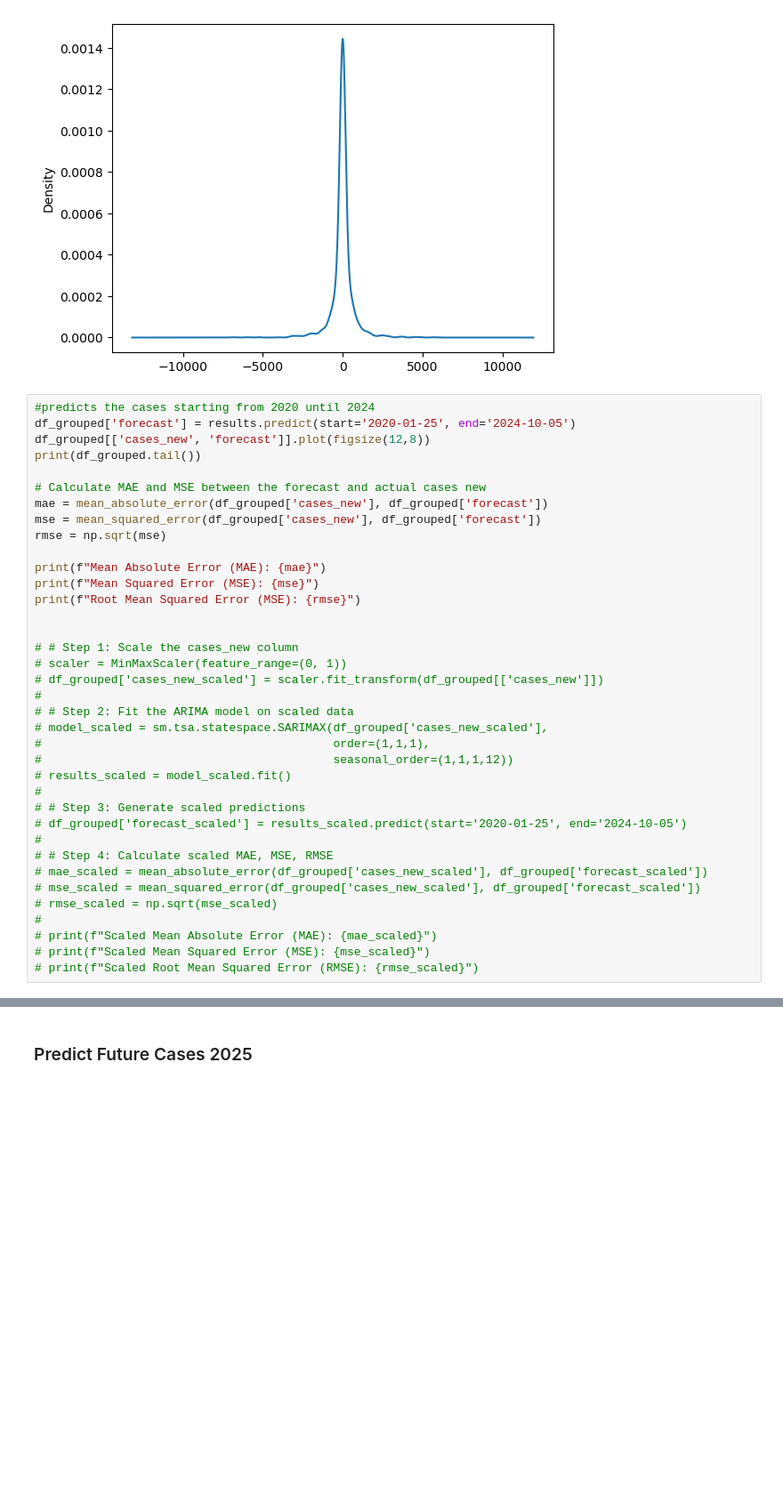
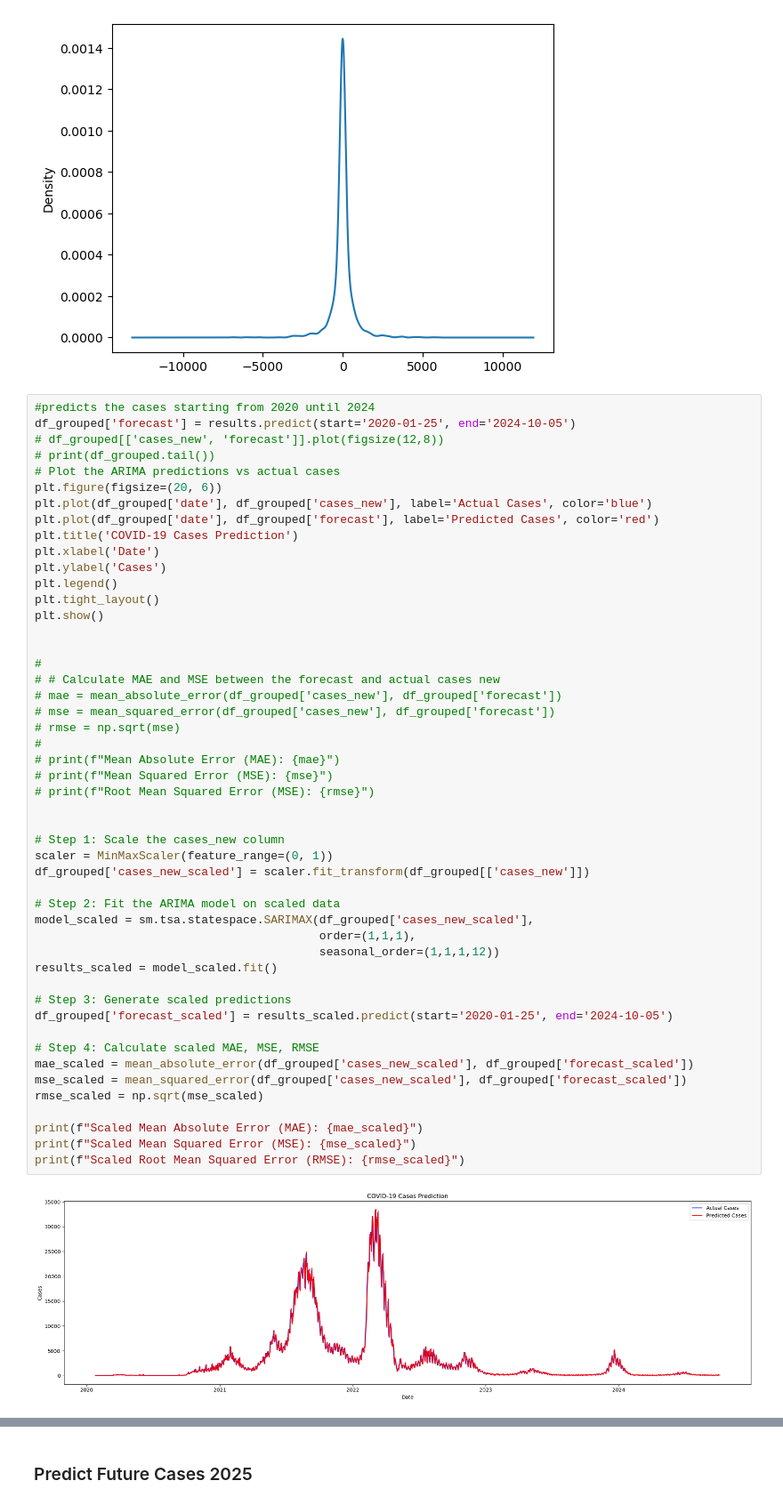
Before and after one commit to nursahiraa/fyp, a Jupyter notebook: dataSpell/fyp-master/notebooks/ARIMA.ipynb, the cells around one changed output, grey strips where cells are left out. Shown at 89% size. Drawn from its saved outputs; the diff is of its cells as text; blank space fills up the shorter version.

```diff
--- a/dataSpell/fyp-master/notebooks/ARIMA.ipynb
+++ b/dataSpell/fyp-master/notebooks/ARIMA.ipynb
@@ -199,38 +199,51 @@ Warnings:
 # %%
 #predicts the cases starting from 2020 until 2024
 df_grouped['forecast'] = results.predict(start='2020-01-25', end='2024-10-05')
-df_grouped[['cases_new', 'forecast']].plot(figsize(12,8))
-print(df_grouped.tail())
-
-# Calculate MAE and MSE between the forecast and actual cases new
-mae = mean_absolute_error(df_grouped['cases_new'], df_grouped['forecast'])
-mse = mean_squared_error(df_grouped['cases_new'], df_grouped['forecast'])
-rmse = np.sqrt(mse)
-
-print(f"Mean Absolute Error (MAE): {mae}")
-print(f"Mean Squared Error (MSE): {mse}")
-print(f"Root Mean Squared Error (MSE): {rmse}")
+# df_grouped[['cases_new', 'forecast']].plot(figsize(12,8))
+# print(df_grouped.tail())
+# Plot the ARIMA predictions vs actual cases
+plt.figure(figsize=(20, 6))
+plt.plot(df_grouped['date'], df_grouped['cases_new'], label='Actual Cases', color='blue')
+plt.plot(df_grouped['date'], df_grouped['forecast'], label='Predicted Cases', color='red')
+plt.title('COVID-19 Cases Prediction')
+plt.xlabel('Date')
+plt.ylabel('Cases')
+plt.legend()
+plt.tight_layout()
+plt.show()
 
 
-# # Step 1: Scale the cases_new column
-# scaler = MinMaxScaler(feature_range=(0, 1))
-# df_grouped['cases_new_scaled'] = scaler.fit_transform(df_grouped[['cases_new']])
 #
-# # Step 2: Fit the ARIMA model on scaled data
-# model_scaled = sm.tsa.statespace.SARIMAX(df_grouped['cases_new_scaled'],
-#                                          order=(1,1,1),
-#                                          seasonal_order=(1,1,1,12))
-# results_scaled = model_scaled.fit()
+# # Calculate MAE and MSE between the forecast and actual cases new
+# mae = mean_absolute_error(df_grouped['cases_new'], df_grouped['forecast'])
+# mse = mean_squared_error(df_grouped['cases_new'], df_grouped['forecast'])
+# rmse = np.sqrt(mse)
 #
-# # Step 3: Generate scaled predictions
-# df_grouped['forecast_scaled'] = results_scaled.predict(start='2020-01-25', end='2024-10-05')
-#
-# # Step 4: Calculate scaled MAE, MSE, RMSE
-# mae_scaled = mean_absolute_error(df_grouped['cases_new_scaled'], df_grouped['forecast_scaled'])
-# mse_scaled = mean_squared_error(df_grouped['cases_new_scaled'], df_grouped['forecast_scaled'])
-# rmse_scaled = np.sqrt(mse_scaled)
-#
-# print(f"Scaled Mean Absolute Error (MAE): {mae_scaled}")
-# print(f"Scaled Mean Squared Error (MSE): {mse_scaled}")
-# print(f"Scaled Root Mean Squared Error (RMSE): {rmse_scaled}")
+# print(f"Mean Absolute Error (MAE): {mae}")
+# print(f"Mean Squared Error (MSE): {mse}")
+# print(f"Root Mean Squared Error (MSE): {rmse}")
+
+
+# Step 1: Scale the cases_new column
+scaler = MinMaxScaler(feature_range=(0, 1))
+df_grouped['cases_new_scaled'] = scaler.fit_transform(df_grouped[['cases_new']])
+
+# Step 2: Fit the ARIMA model on scaled data
+model_scaled = sm.tsa.statespace.SARIMAX(df_grouped['cases_new_scaled'],
+                                         order=(1,1,1),
+                                         seasonal_order=(1,1,1,12))
+results_scaled = model_scaled.fit()
+
+# Step 3: Generate scaled predictions
+df_grouped['forecast_scaled'] = results_scaled.predict(start='2020-01-25', end='2024-10-05')
+
+# Step 4: Calculate scaled MAE, MSE, RMSE
+mae_scaled = mean_absolute_error(df_grouped['cases_new_scaled'], df_grouped['forecast_scaled'])
+mse_scaled = mean_squared_error(df_grouped['cases_new_scaled'], df_grouped['forecast_scaled'])
+rmse_scaled = np.sqrt(mse_scaled)
+
+print(f"Scaled Mean Absolute Error (MAE): {mae_scaled}")
+print(f"Scaled Mean Squared Error (MSE): {mse_scaled}")
+print(f"Scaled Root Mean Squared Error (RMSE): {rmse_scaled}")
 # %% [output]
+[figure, new version]
```
Also changed, not shown: parts of 1 cell of this notebook, 3 other files.
